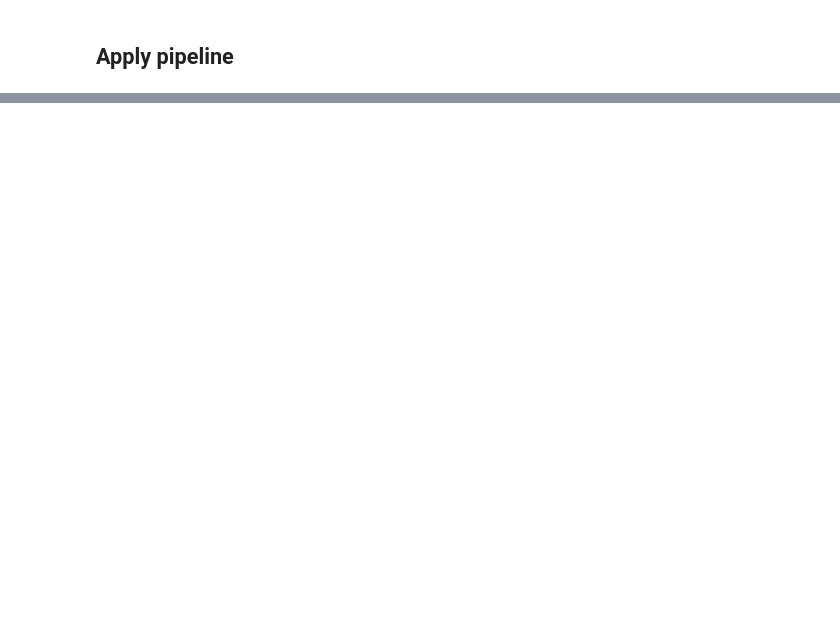
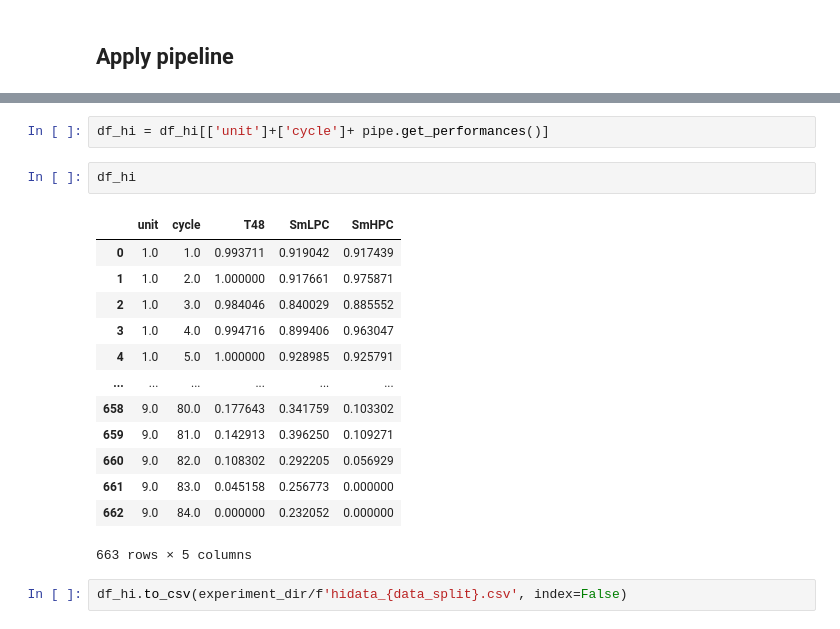
Before and after one commit to 4belito/deep-performance-rul, a Jupyter notebook: 3-apply_ocnorm.ipynb, the cells around one changed output, grey strips where cells are left out. Drawn from its saved outputs; the diff is of its cells as text; blank space fills up the shorter version.

```diff
--- a/3-apply_ocnorm.ipynb
+++ b/3-apply_ocnorm.ipynb
@@ -41,0 +45,20 @@ for perf in pipe.get_performances():
+# %%
+df_hi = df_hi[['unit']+['cycle']+ pipe.get_performances()]
+# %%
+df_hi
+# %% [output]
+|  | unit | cycle | T48 | SmLPC | SmHPC |
+| 0 | 1.0 | 1.0 | 0.993711 | 0.919042 | 0.917439 |
+| 1 | 1.0 | 2.0 | 1.000000 | 0.917661 | 0.975871 |
+| 2 | 1.0 | 3.0 | 0.984046 | 0.840029 | 0.885552 |
+| 3 | 1.0 | 4.0 | 0.994716 | 0.899406 | 0.963047 |
+| 4 | 1.0 | 5.0 | 1.000000 | 0.928985 | 0.925791 |
+| ... | ... | ... | ... | ... | ... |
+| 658 | 9.0 | 80.0 | 0.177643 | 0.341759 | 0.103302 |
+| 659 | 9.0 | 81.0 | 0.142913 | 0.396250 | 0.109271 |
+| 660 | 9.0 | 82.0 | 0.108302 | 0.292205 | 0.056929 |
+| 661 | 9.0 | 83.0 | 0.045158 | 0.256773 | 0.000000 |
+| 662 | 9.0 | 84.0 | 0.000000 | 0.232052 | 0.000000 |
+663 rows × 5 columns
+# %%
+df_hi.to_csv(experiment_dir/f'hidata_{data_split}.csv', index=False)
```
Also changed, not shown: parts of 3 cells of this notebook, 18 other files.
